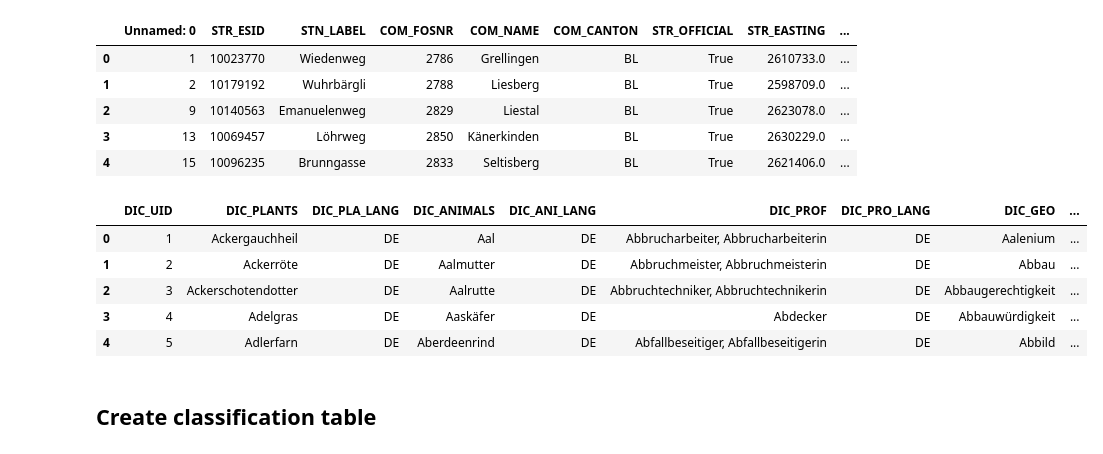
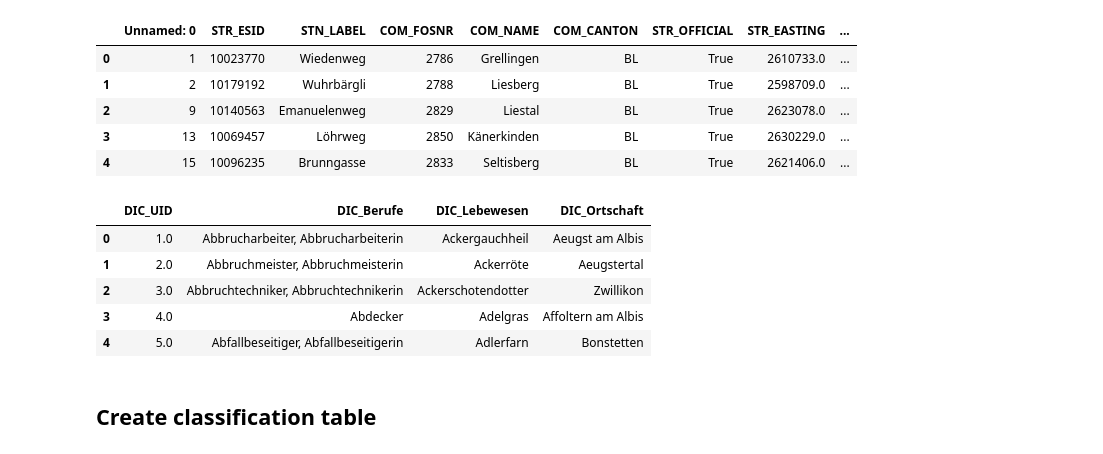
Before and after one commit to CaptainInler/cassda-zertifikatsarbeit, a Jupyter notebook: Modeling/mapping dictionary.ipynb, the cells around one changed output. Saved outputs shown, nothing was run; the diff lists cells and outputs as text; code cells hidden in the pictures.

```diff
--- a/Modeling/mapping dictionary.ipynb
+++ b/Modeling/mapping dictionary.ipynb
@@ -23,15 +23,15 @@ streetnames.head()
 | 3 | 13 | 10069457 | Löhrweg | 2850 | Känerkinden | BL | True | 2630229.0 | ... |
 | 4 | 15 | 10096235 | Brunngasse | 2833 | Seltisberg | BL | True | 2621406.0 | ... |
 # %%
-wictionary = pd.read_csv('wiktionary.csv',encoding='UTF-8-SIG', sep=';')
+wictionary = pd.read_csv('in_dictionary.csv',encoding='UTF-8-SIG', sep=';')
 wictionary.head()
 # %% [output]
-|  | DIC_UID | DIC_PLANTS | DIC_PLA_LANG | DIC_ANIMALS | DIC_ANI_LANG | DIC_PROF | DIC_PRO_LANG | DIC_GEO | ... |
-| 0 | 1 | Ackergauchheil | DE | Aal | DE | Abbrucharbeiter, Abbrucharbeiterin | DE | Aalenium | ... |
-| 1 | 2 | Ackerröte | DE | Aalmutter | DE | Abbruchmeister, Abbruchmeisterin | DE | Abbau | ... |
-| 2 | 3 | Ackerschotendotter | DE | Aalrutte | DE | Abbruchtechniker, Abbruchtechnikerin | DE | Abbaugerechtigkeit | ... |
-| 3 | 4 | Adelgras | DE | Aaskäfer | DE | Abdecker | DE | Abbauwürdigkeit | ... |
-| 4 | 5 | Adlerfarn | DE | Aberdeenrind | DE | Abfallbeseitiger, Abfallbeseitigerin | DE | Abbild | ... |
+|  | DIC_UID | DIC_Berufe | DIC_Lebewesen | DIC_Ortschaft |
+| 0 | 1.0 | Abbrucharbeiter, Abbrucharbeiterin | Ackergauchheil | Aeugst am Albis |
+| 1 | 2.0 | Abbruchmeister, Abbruchmeisterin | Ackerröte | Aeugstertal |
+| 2 | 3.0 | Abbruchtechniker, Abbruchtechnikerin | Ackerschotendotter | Zwillikon |
+| 3 | 4.0 | Abdecker | Adelgras | Affoltern am Albis |
+| 4 | 5.0 | Abfallbeseitiger, Abfallbeseitigerin | Adlerfarn | Bonstetten |
 # %% [markdown]
 ## Create classification table
 # %%
```
Also changed, not shown: parts of 39 cells of this notebook, 7 other files.
